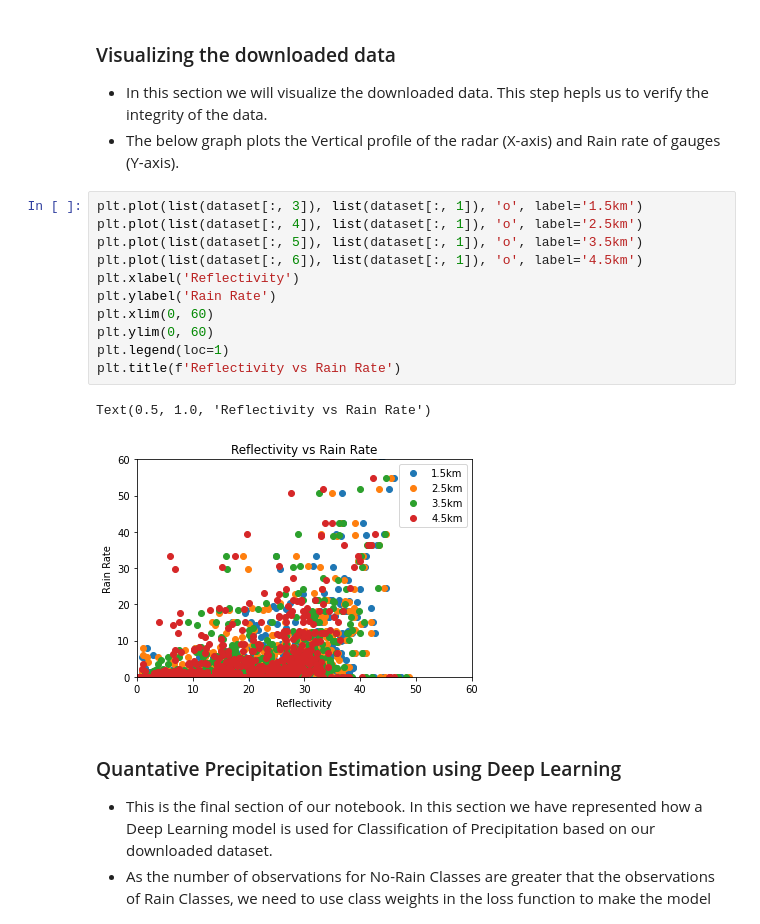
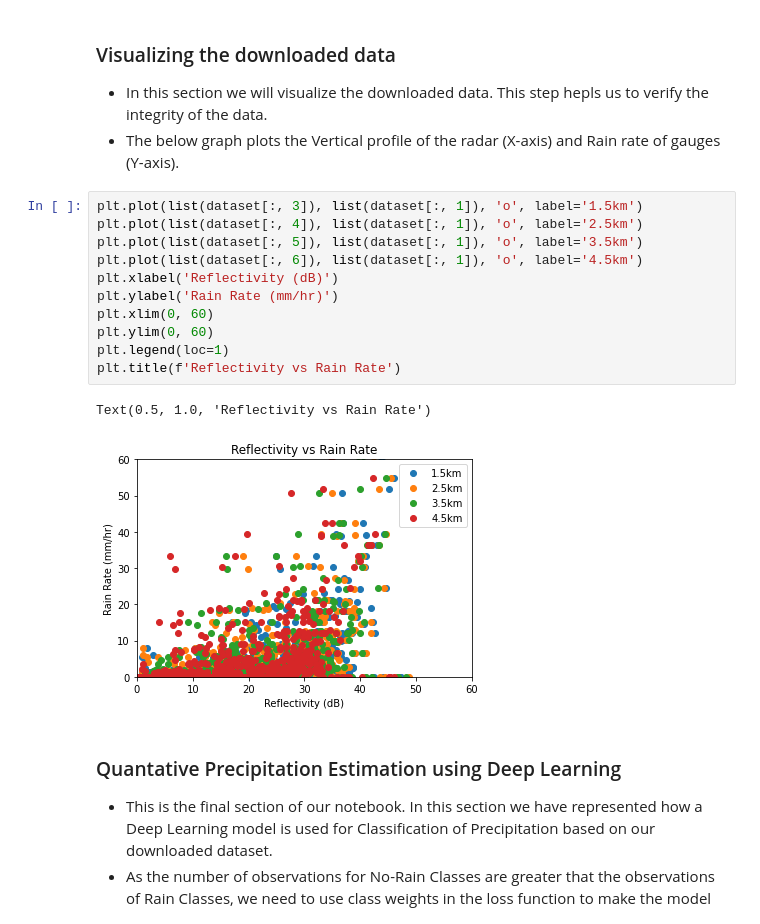
Before and after one commit to jaypotnis/JP_01_Real_Time_Alignment_and_Distribution_of_Weather_Radar_Data_with_Rain_Gauge_Data_for_Deep_Learn, a Jupyter notebook: JP_01_Real_Time_Alignment_and_Distribution_of_Weather_Radar_Data_with_Rain_Gauge_Data_for_Deep_Learning_using_CHORDS.ipynb, the cells around one changed output. Saved outputs shown, nothing was run; the diff lists cells and outputs as text.

```diff
--- a/JP_01_Real_Time_Alignment_and_Distribution_of_Weather_Radar_Data_with_Rain_Gauge_Data_for_Deep_Learning_using_CHORDS.ipynb
+++ b/JP_01_Real_Time_Alignment_and_Distribution_of_Weather_Radar_Data_with_Rain_Gauge_Data_for_Deep_Learning_using_CHORDS.ipynb
@@ -319,17 +289,17 @@ for id in range(1, 45):
 # %%
 plt.plot(list(dataset[:, 3]), list(dataset[:, 1]), 'o', label='1.5km')
 plt.plot(list(dataset[:, 4]), list(dataset[:, 1]), 'o', label='2.5km')
 plt.plot(list(dataset[:, 5]), list(dataset[:, 1]), 'o', label='3.5km')
 plt.plot(list(dataset[:, 6]), list(dataset[:, 1]), 'o', label='4.5km')
-plt.xlabel('Reflectivity')
-plt.ylabel('Rain Rate')
+plt.xlabel('Reflectivity (dB)')
+plt.ylabel('Rain Rate (mm/hr)')
 plt.xlim(0, 60)
 plt.ylim(0, 60)
 plt.legend(loc=1)
 plt.title(f'Reflectivity vs Rain Rate')
 # %% [output]
 Text(0.5, 1.0, 'Reflectivity vs Rain Rate')
-[figure, old version]
+[figure, new version]
 # %% [markdown]
 ### Quantative Precipitation Estimation using Deep Learning
 
```
Also changed, not shown: parts of 10 cells of this notebook.
